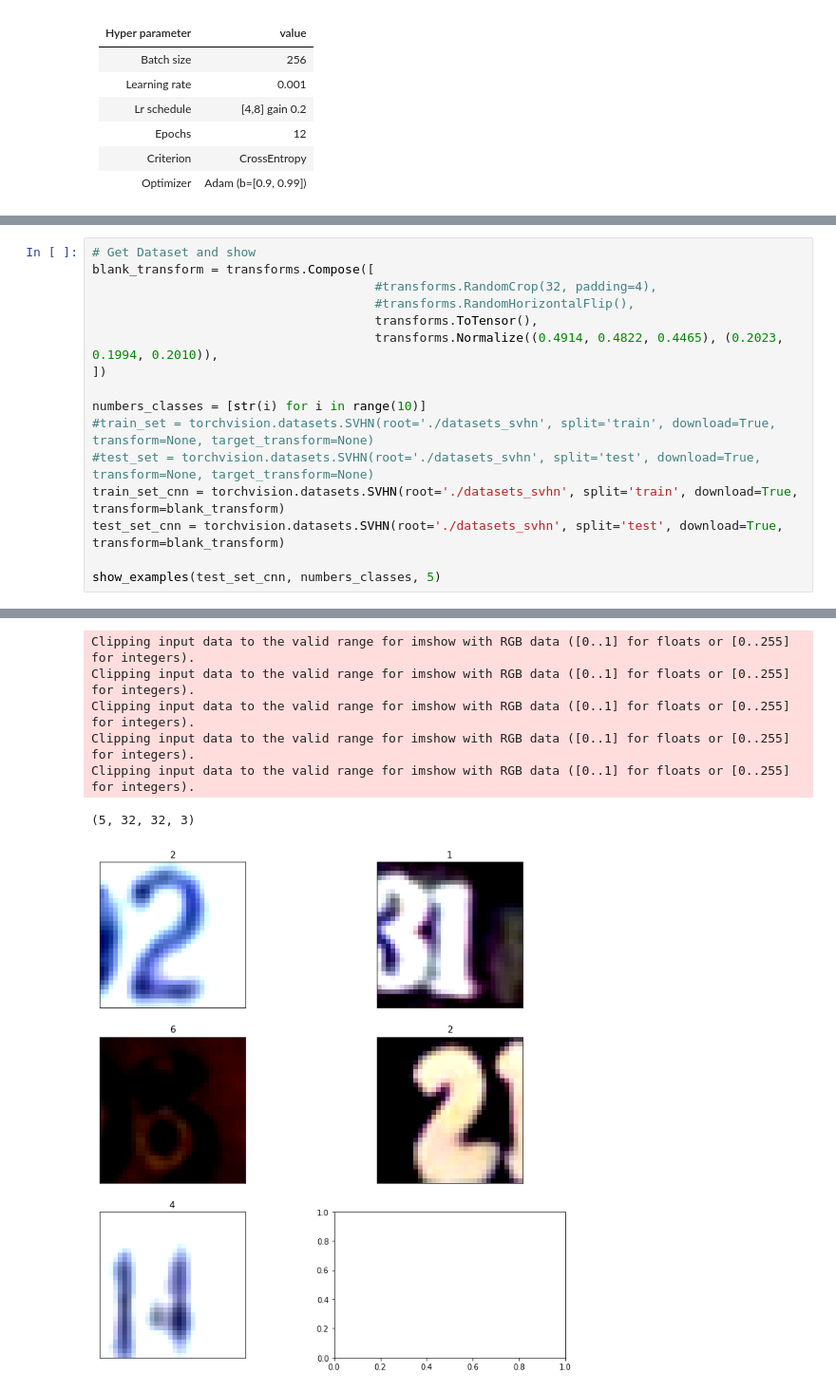
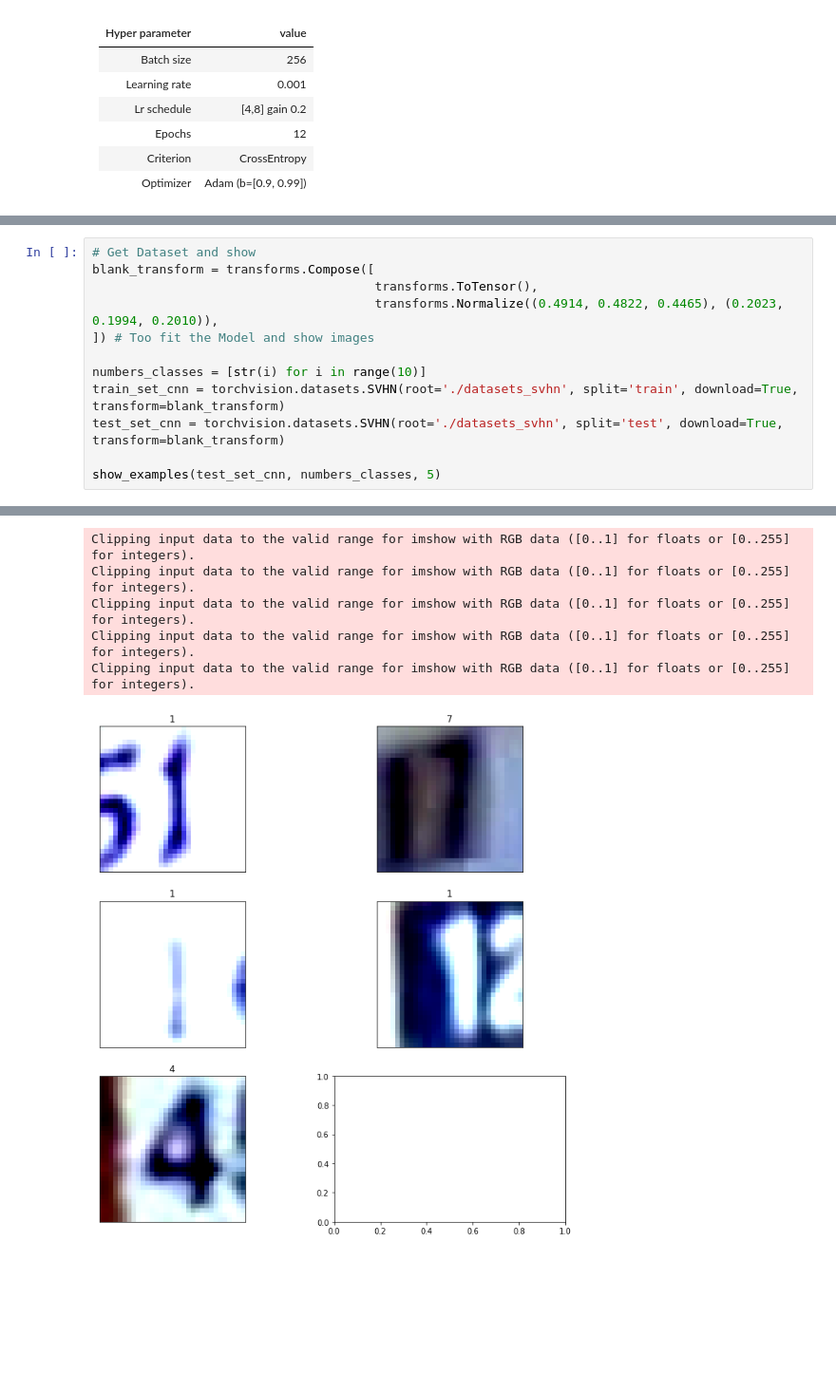
Before and after one commit to mocedon/EE-DL046211, a Jupyter notebook: HW2/ee046211_hw2_312775364.ipynb, the cells around one changed output, grey strips where cells are left out. Shown at 95% size. Drawn from its saved outputs; the diff is of its cells as text; blank space fills up the shorter version.

```diff
--- a/HW2/ee046211_hw2_312775364.ipynb
+++ b/HW2/ee046211_hw2_312775364.ipynb
@@ -925,28 +936,23 @@ SVHN is a real-world image dataset for developing machine learning and object re
 # %%
 # Get Dataset and show
 blank_transform = transforms.Compose([
-                                      #transforms.RandomCrop(32, padding=4),
-                                      #transforms.RandomHorizontalFlip(),
                                       transforms.ToTensor(),
                                       transforms.Normalize((0.4914, 0.4822, 0.4465), (0.2023, 0.1994, 0.2010)),
-])
+]) # Too fit the Model and show images
 
 numbers_classes = [str(i) for i in range(10)]
-#train_set = torchvision.datasets.SVHN(root='./datasets_svhn', split='train', download=True, transform=None, target_transform=None)
-#test_set = torchvision.datasets.SVHN(root='./datasets_svhn', split='test', download=True, transform=None, target_transform=None)
 train_set_cnn = torchvision.datasets.SVHN(root='./datasets_svhn', split='train', download=True, transform=blank_transform)
 test_set_cnn = torchvision.datasets.SVHN(root='./datasets_svhn', split='test', download=True, transform=blank_transform)
 
 show_examples(test_set_cnn, numbers_classes, 5)
 # %% [output]
 Using downloaded and verified file: ./datasets_svhn/train_32x32.mat
 Using downloaded and verified file: ./datasets_svhn/test_32x32.mat
 Clipping input data to the valid range for imshow with RGB data ([0..1] for floats or [0..255] for integers).
 Clipping input data to the valid range for imshow with RGB data ([0..1] for floats or [0..255] for integers).
 Clipping input data to the valid range for imshow with RGB data ([0..1] for floats or [0..255] for integers).
 Clipping input data to the valid range for imshow with RGB data ([0..1] for floats or [0..255] for integers).
 Clipping input data to the valid range for imshow with RGB data ([0..1] for floats or [0..255] for integers).
-(5, 32, 32, 3)
-[figure, old version]
+[figure, new version]
 # %%
 class CNNModel(nn.Module):
```
Also changed, not shown: parts of 15 cells of this notebook.
